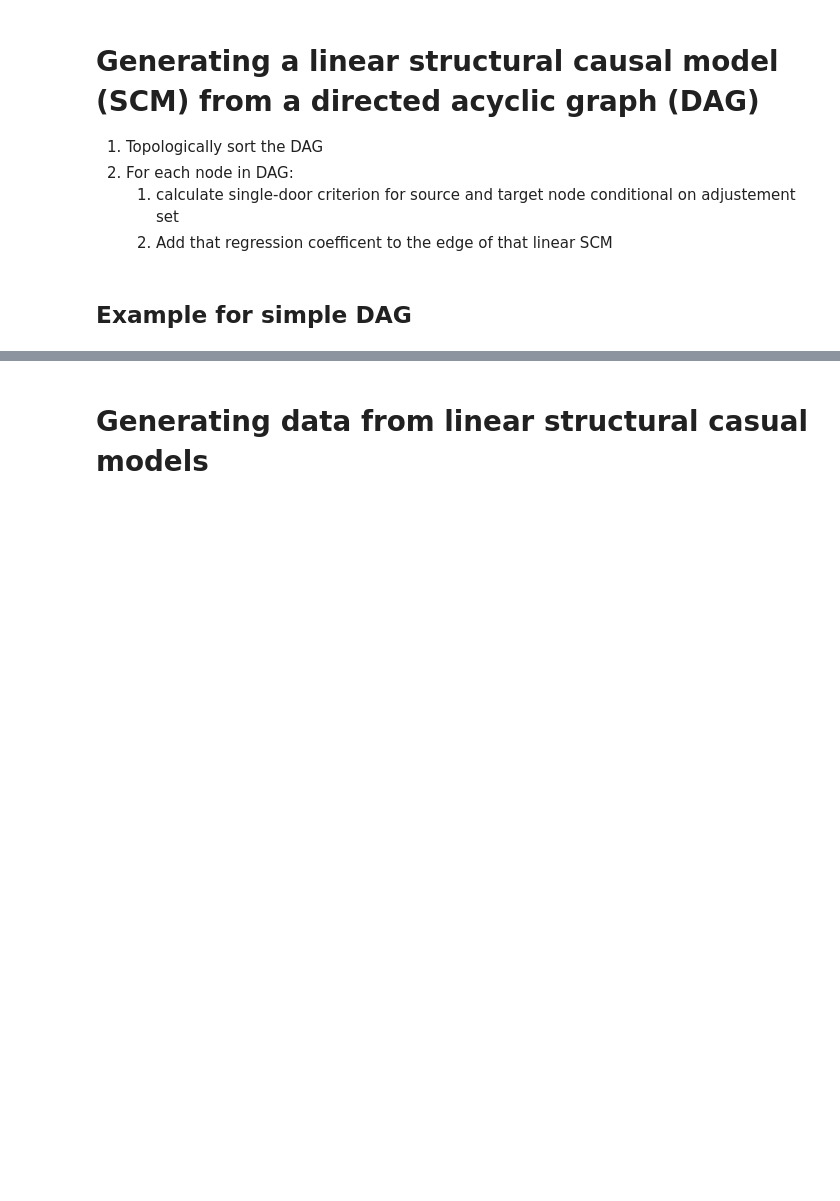
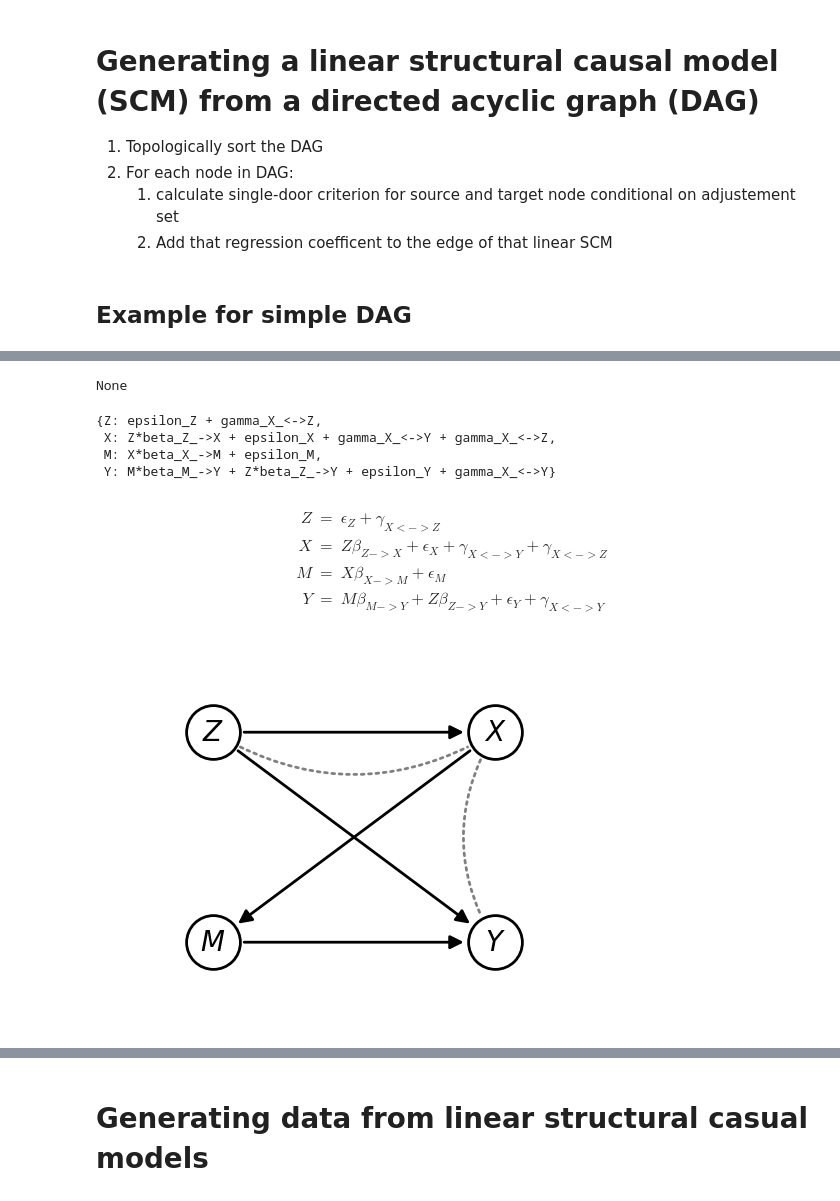
Before and after one commit to PNNL-CompBio/SERGIO, a Jupyter notebook: examples/cond_ind_test_ag.ipynb, the cells around one changed output, grey strips where cells are left out. Drawn from its saved outputs; the diff is of its cells as text; code cells hidden in the pictures; blank space fills up the shorter version.

```diff
--- a/examples/cond_ind_test_ag.ipynb
+++ b/examples/cond_ind_test_ag.ipynb
@@ -98,0 +140,24 @@ display(LSCM_dict_latex)
+# %%
+from IPython.display import Latex
+
+# Define the edge pairs
+edges = [("Z", "X"), ("X", "M"), ("M", "Y"), ("Z", "Y")]
+bi_edges = [("X", "Y"), ("Z", "X")]
+G = NxMixedGraph.from_str_edges(directed=edges, undirected=bi_edges)
+display(G.draw())
+
+# create and print LSCM
+LSCM_dict = generate_LSCM_from_mixed_graph(G)
+display(LSCM_dict)
+
+# convert to latex
+eqn_array = convert_to_eqn_array_latex(LSCM_dict)
+display(Latex(eqn_array))
+# %% [output]
+None
+{Z: epsilon_Z + gamma_X_<->Z,
+ X: Z*beta_Z_->X + epsilon_X + gamma_X_<->Y + gamma_X_<->Z,
+ M: X*beta_X_->M + epsilon_M,
+ Y: M*beta_M_->Y + Z*beta_Z_->Y + epsilon_Y + gamma_X_<->Y}
+$$ \begin{array}{rcl}Z &=& \epsilon_{Z} + \gamma_{X <->Z}\\ X &=& Z \beta_{Z ->X} + \epsilon_{X} + \gamma_{X <->Y} + \gamma_{X <->Z}\\ M &=& X \beta_{X ->M} + \epsilon_{M}\\ Y &=& M \beta_{M ->Y} + Z \beta_{Z ->Y} + \epsilon_{Y} + \gamma_{X <->Y}\end{array}$$
+[figure, added]
```
Also changed, not shown: parts of 5 cells of this notebook.
